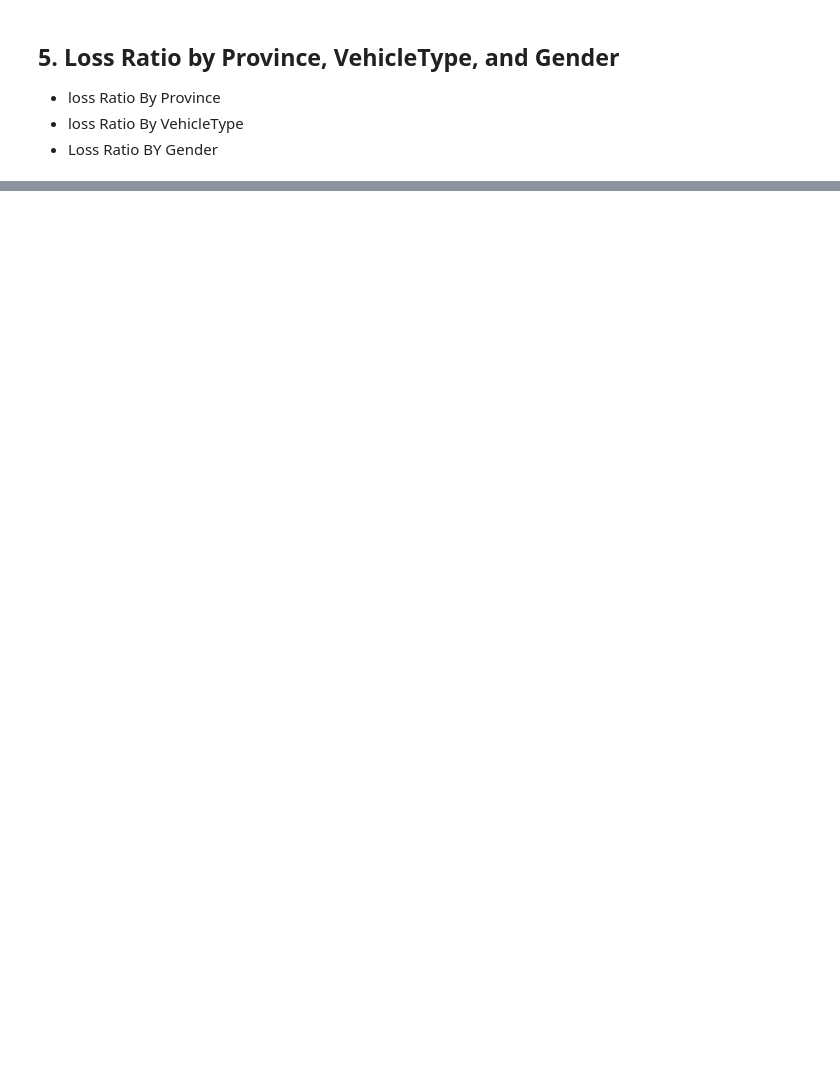
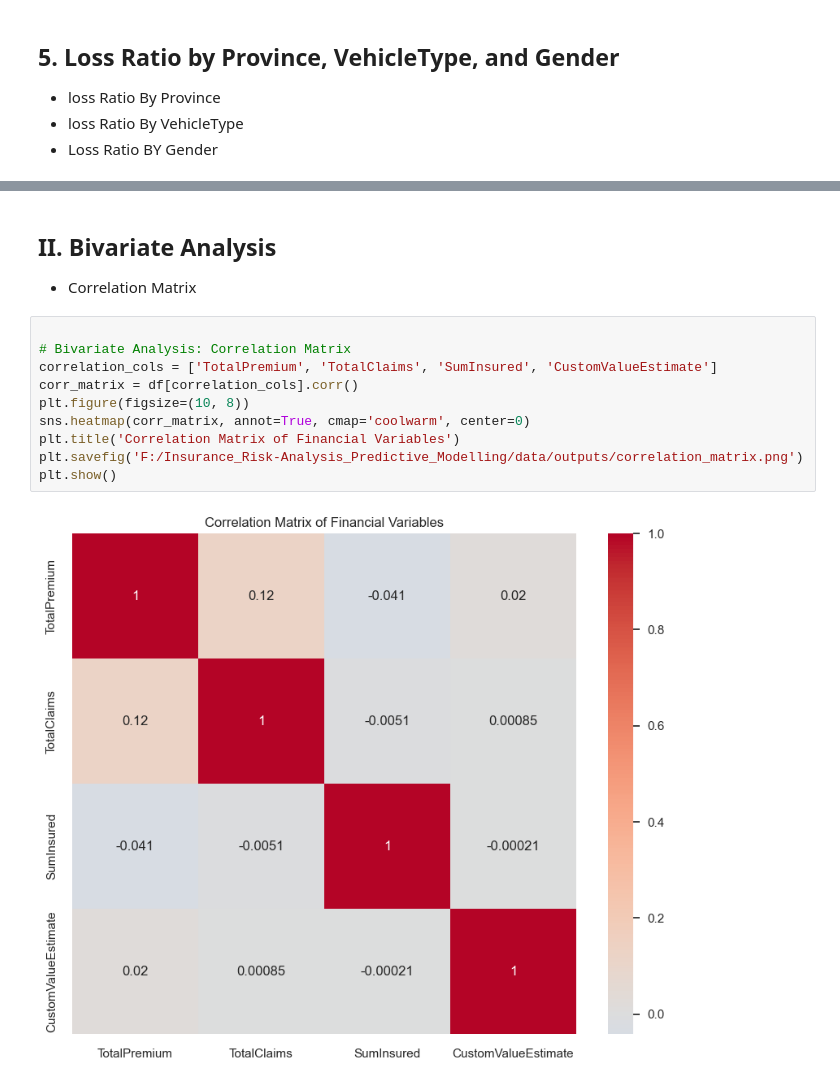
Before and after one commit to nanecha/Insurance_Risk-Analysis_Predictive_Modelling, a Jupyter notebook: notebooks/insurance_analytics.ipynb, the cells around one changed output, grey strips where cells are left out. Cells and saved outputs as stored; diff of their text form; blank space fills up the shorter version.

```diff
--- a/notebooks/insurance_analytics.ipynb
+++ b/notebooks/insurance_analytics.ipynb
@@ -284,0 +297,15 @@ NameError: name 'sns' is not defined
+# %% [markdown]
+## **II. Bivariate Analysis**
+-  Correlation Matrix
+# %%
+
+# Bivariate Analysis: Correlation Matrix
+correlation_cols = ['TotalPremium', 'TotalClaims', 'SumInsured', 'CustomValueEstimate']
+corr_matrix = df[correlation_cols].corr()
+plt.figure(figsize=(10, 8))
+sns.heatmap(corr_matrix, annot=True, cmap='coolwarm', center=0)
+plt.title('Correlation Matrix of Financial Variables')
+plt.savefig('F:/Insurance_Risk-Analysis_Predictive_Modelling/data/outputs/correlation_matrix.png')
+plt.show()
+# %% [output]
+[figure, added]
```
Also changed, not shown: parts of 33 cells of this notebook.
